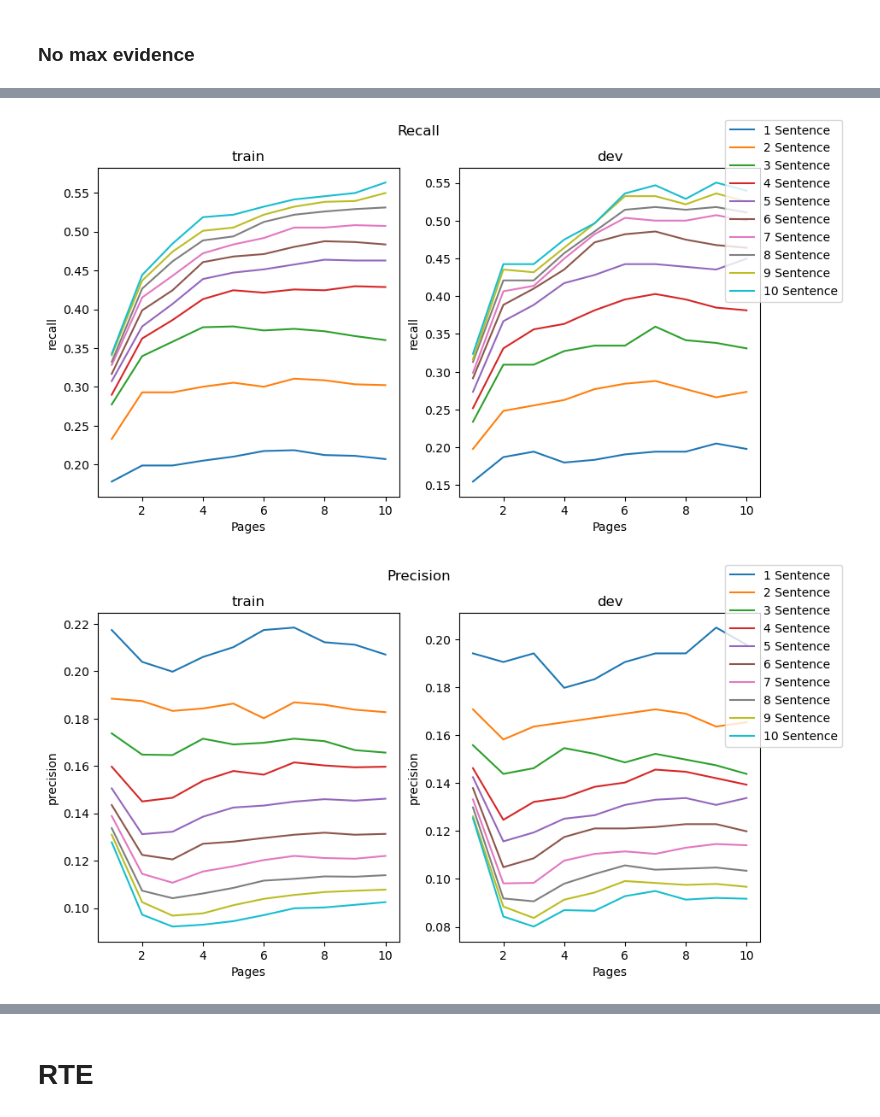
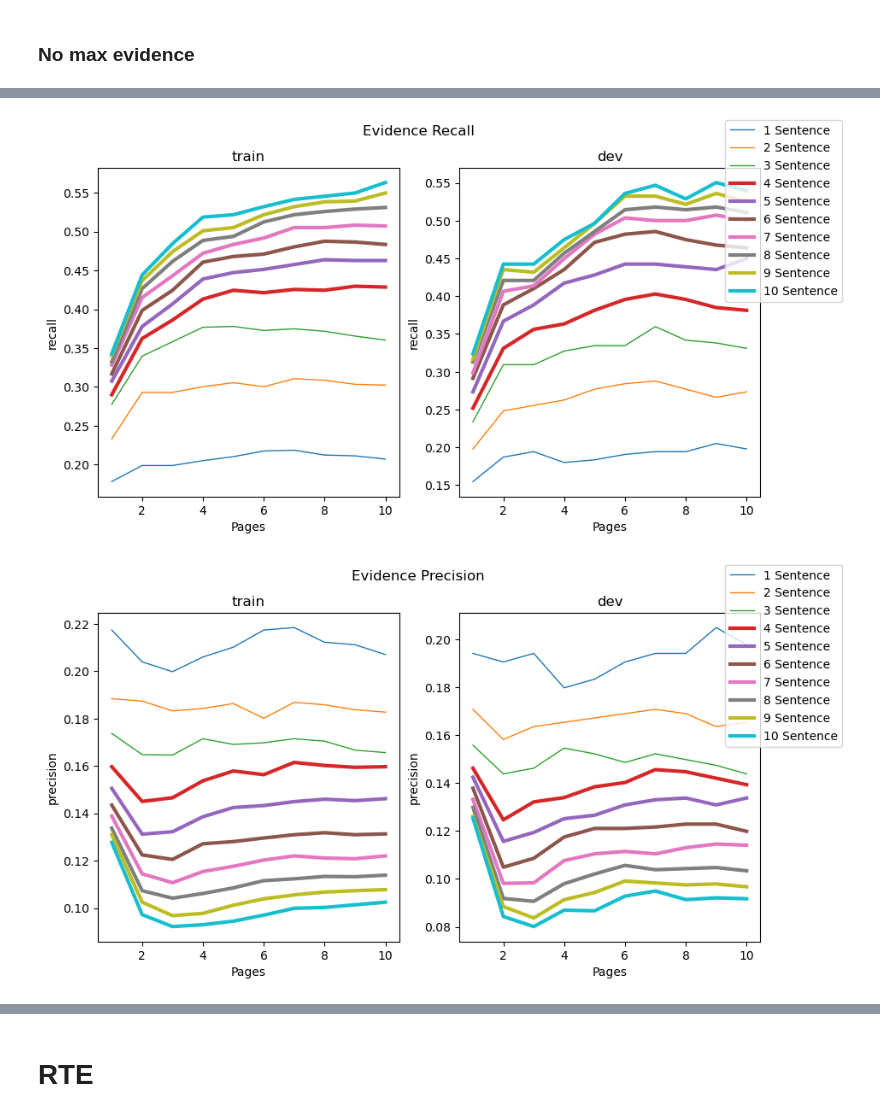
Before and after one commit to boeyjw/KCL-MScAI-FactChecking-Code, a Jupyter notebook: nb/03_CFEVER_Zero_Shot/01a_Baseline_FineTune.ipynb, the cells around one changed output, grey strips where cells are left out. Drawn from its saved outputs; the diff is of its cells as text; code cells hidden in the pictures.

```diff
--- a/nb/03_CFEVER_Zero_Shot/01a_Baseline_FineTune.ipynb
+++ b/nb/03_CFEVER_Zero_Shot/01a_Baseline_FineTune.ipynb
@@ -117,9 +102,9 @@ fig_fs, ax_fs = plot_evidence_curves(df_evnomax, x_is_page=True, metric="fever_s
 # %%
-fig_r, ax_r = plot_evidence_curves(df_evnomax, x_is_page=True, metric="recall", suptitle="Recall")
+fig_r, ax_r = chart.plot_evidence_curves(df_evnomax, x_is_page=True, metric="recall", suptitle="Evidence Recall", bold_line_index=[4, 5, 6, 7, 8, 9, 10])
 # %% [output]
-[figure, old version]
+[figure, new version]
 # %%
-fig_p, ax_p = plot_evidence_curves(df_evnomax, x_is_page=True, metric="precision", suptitle="Precision")
+fig_p, ax_p = chart.plot_evidence_curves(df_evnomax, x_is_page=True, metric="precision", suptitle="Evidence Precision", bold_line_index=list(range(4, 11)))
 # %% [output]
-[figure, old version]
+[figure, new version]
 # %%
```
Also changed, not shown: parts of 54 cells of this notebook, 7 other files.
